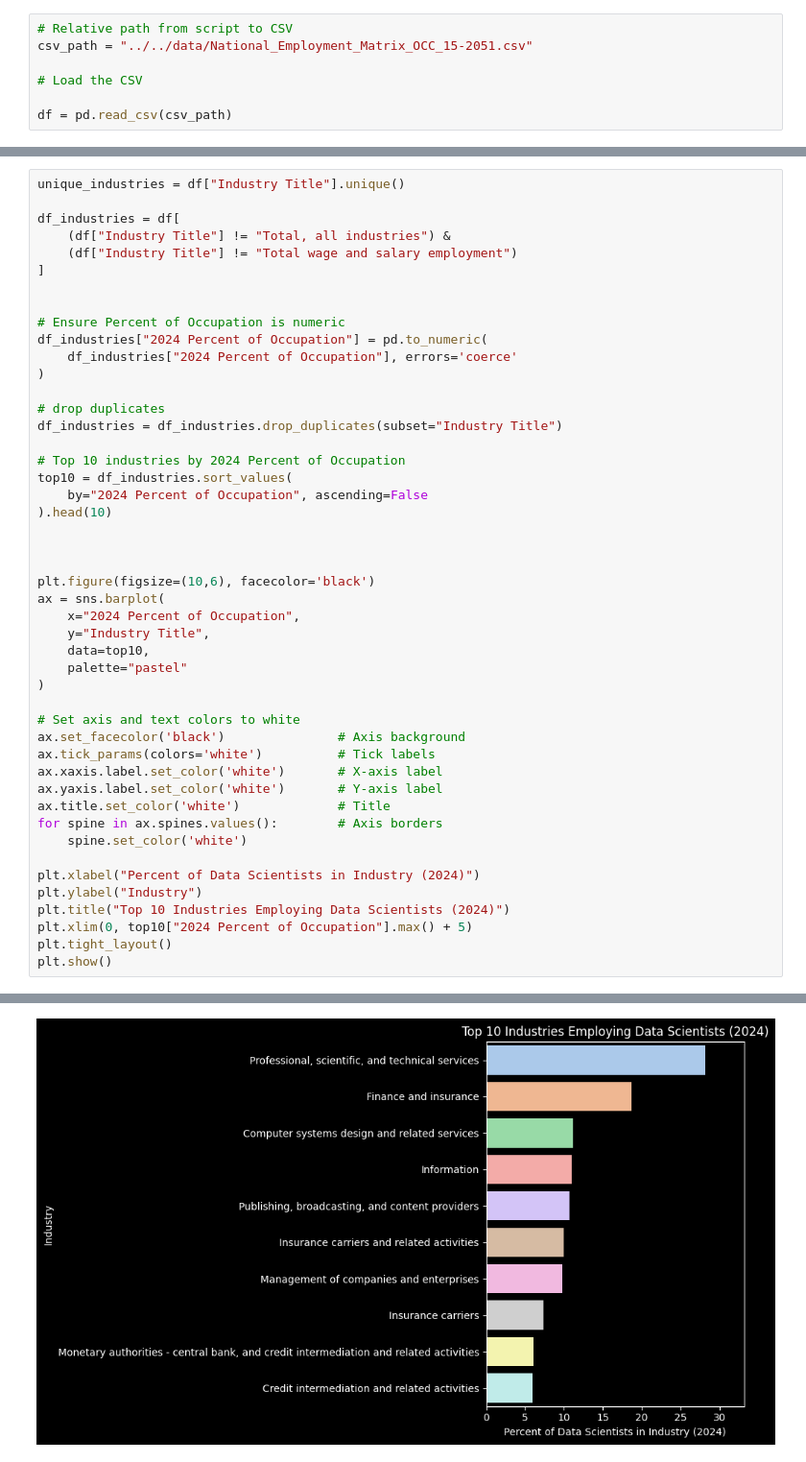
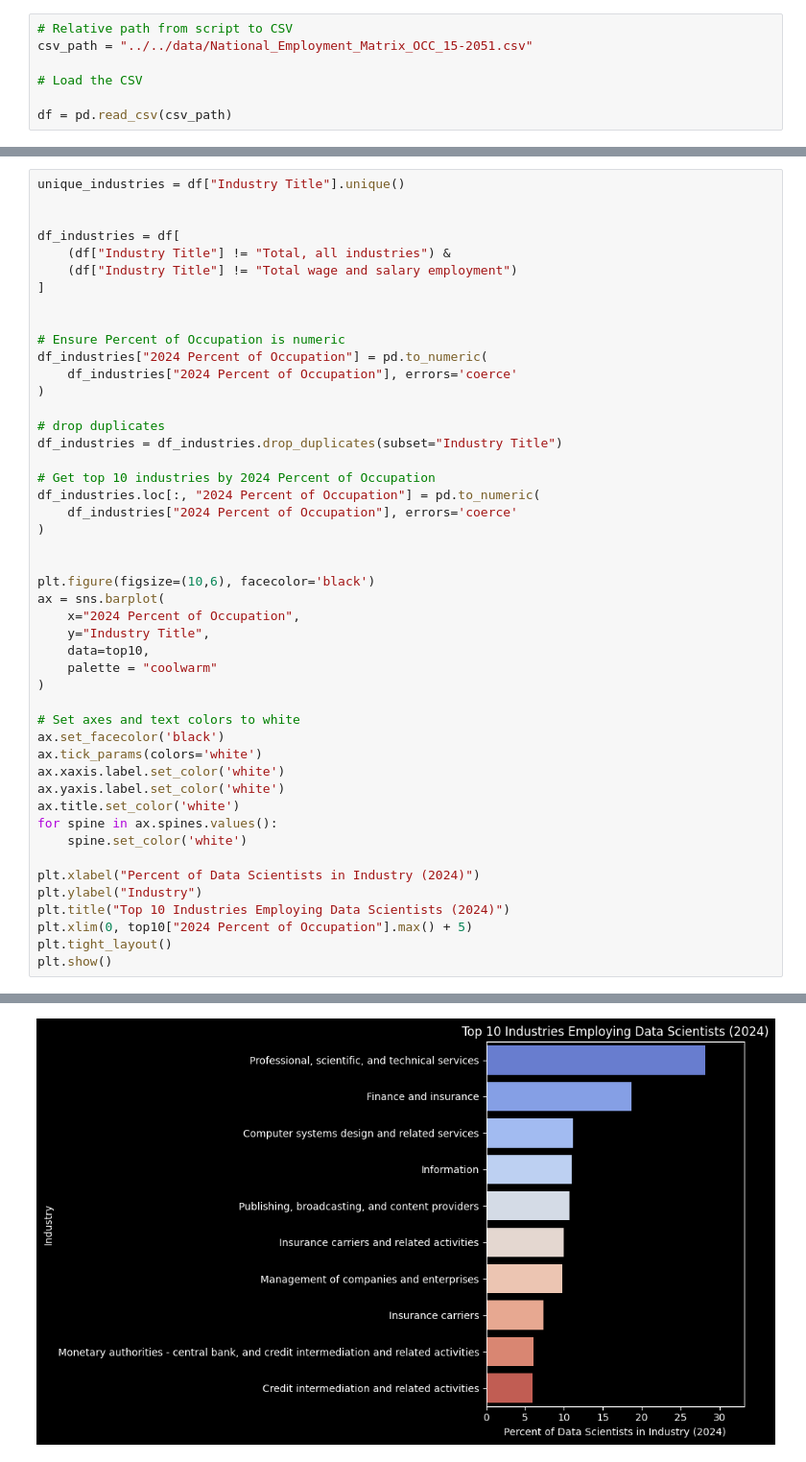
Before and after one commit to trgardos/data-science-job-market-analysis, a Jupyter notebook: notebooks/bureau-of-labor-analysis/labor_data_by_industryanalysis.ipynb, the cells around one changed output, grey strips where cells are left out. Shown at 96% size. Saved outputs shown, nothing was run; the diff lists cells and outputs as text.

```diff
--- a/notebooks/bureau-of-labor-analysis/labor_data_by_industryanalysis.ipynb
+++ b/notebooks/bureau-of-labor-analysis/labor_data_by_industryanalysis.ipynb
@@ -23,5 +20,6 @@ Top 10 Industries Employing Data Science for 2024
 # %%
 unique_industries = df["Industry Title"].unique()
+
 
 df_industries = df[
     (df["Industry Title"] != "Total, all industries") &
@@ -37,44 +35,43 @@ df_industries["2024 Percent of Occupation"] = pd.to_numeric(
 # drop duplicates
 df_industries = df_industries.drop_duplicates(subset="Industry Title")
 
-# Top 10 industries by 2024 Percent of Occupation
-top10 = df_industries.sort_values(
-    by="2024 Percent of Occupation", ascending=False
-).head(10)
-
+# Get top 10 industries by 2024 Percent of Occupation
+df_industries.loc[:, "2024 Percent of Occupation"] = pd.to_numeric(
+    df_industries["2024 Percent of Occupation"], errors='coerce'
+)
 
 
 plt.figure(figsize=(10,6), facecolor='black')
 ax = sns.barplot(
     x="2024 Percent of Occupation",
     y="Industry Title",
     data=top10,
-    palette="pastel"
+    palette = "coolwarm"
 )
 
-# Set axis and text colors to white
-ax.set_facecolor('black')               # Axis background
-ax.tick_params(colors='white')          # Tick labels
-ax.xaxis.label.set_color('white')       # X-axis label
-ax.yaxis.label.set_color('white')       # Y-axis label
-ax.title.set_color('white')             # Title
-for spine in ax.spines.values():        # Axis borders
+# Set axes and text colors to white
+ax.set_facecolor('black')
+ax.tick_params(colors='white')
+ax.xaxis.label.set_color('white')
+ax.yaxis.label.set_color('white')
+ax.title.set_color('white')
+for spine in ax.spines.values():
     spine.set_color('white')
 
 plt.xlabel("Percent of Data Scientists in Industry (2024)")
 plt.ylabel("Industry")
 plt.title("Top 10 Industries Employing Data Scientists (2024)")
 plt.xlim(0, top10["2024 Percent of Occupation"].max() + 5)
 plt.tight_layout()
 plt.show()
 # %% [output]
 A value is trying to be set on a copy of a slice from a DataFrame.
 Try using .loc[row_indexer,col_indexer] = value instead
 
 See the caveats in the documentation: https://pandas.pydata.org/pandas-docs/stable/user_guide/indexing.html#returning-a-view-versus-a-copy
   df_industries["2024 Percent of Occupation"] = pd.to_numeric(
 
 Passing `palette` without assigning `hue` is deprecated and will be removed in v0.14.0. Assign the `y` variable to `hue` and set `legend=False` for the same effect.
 
   ax = sns.barplot(
-[figure, old version]
+[figure, new version]
```
Also changed, not shown: parts of 7 cells of this notebook.
